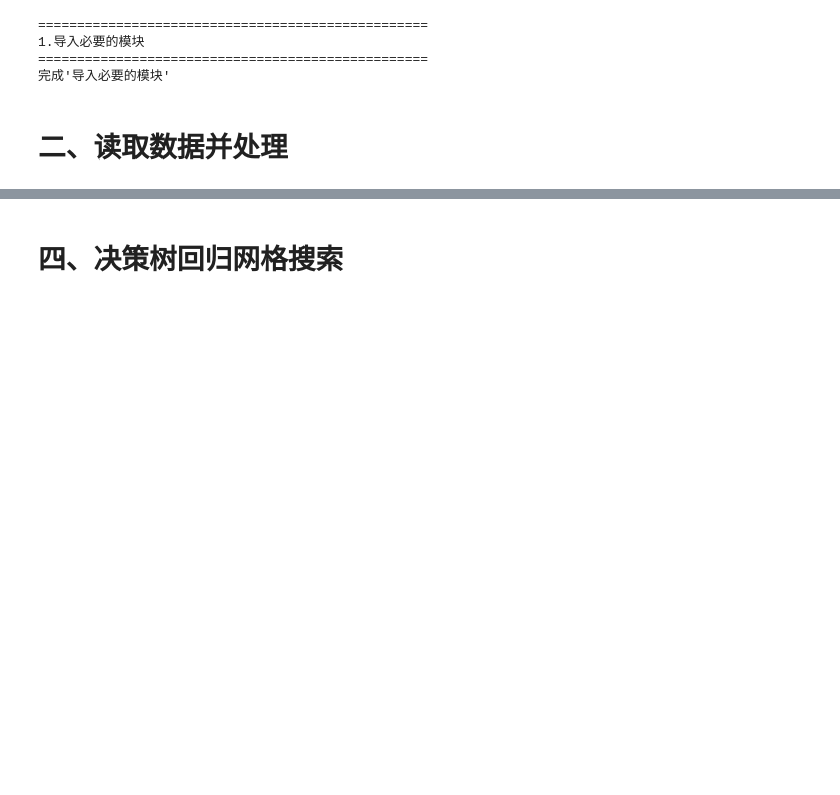
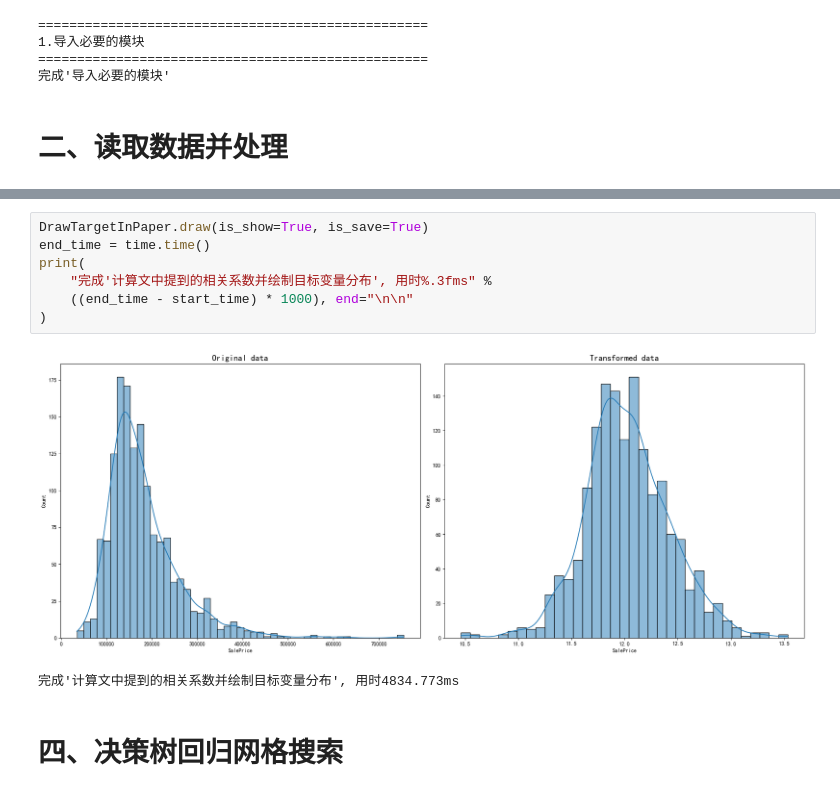
Before and after one commit to FantasySilence/DataAnalysisFinal, a Jupyter notebook: main_paper.ipynb, the cells around one changed output, grey strips where cells are left out. Saved outputs shown, nothing was run; the diff lists cells and outputs as text; blank space fills up the shorter version.

```diff
--- a/main_paper.ipynb
+++ b/main_paper.ipynb
@@ -130,3 +126,13 @@ Name: SalePrice, dtype: float64
+# %%
+DrawTargetInPaper.draw(is_show=True, is_save=True)
+end_time = time.time()
+print(
+    "完成'计算文中提到的相关系数并绘制目标变量分布', 用时%.3fms" %
+    ((end_time - start_time) * 1000), end="\n\n"
+)
+# %% [output]
+[figure, added]
+完成'计算文中提到的相关系数并绘制目标变量分布', 用时4834.773ms
 # %% [markdown]
 # 四、决策树回归网格搜索
 # %%
```
Also changed, not shown: parts of 4 cells of this notebook, 1 other file.
